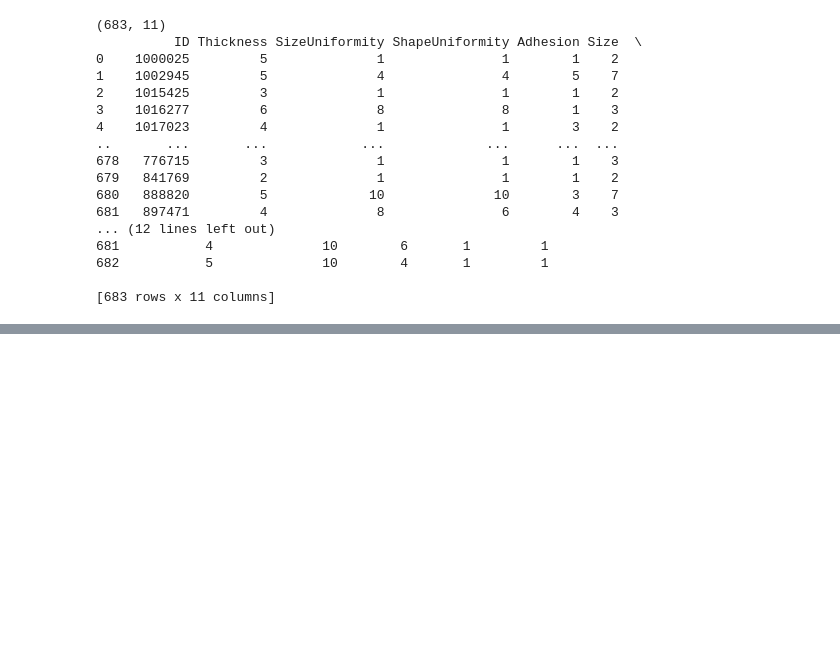
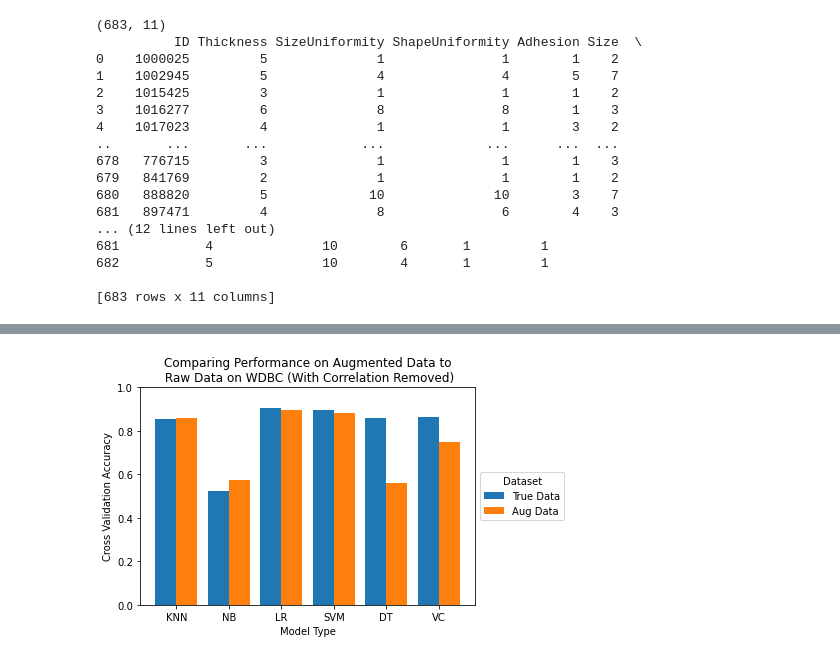
Before and after one commit to sprice134/MQP-2023, a Jupyter notebook: Code/Wole-Paper1/augmentationImbalance.ipynb, the cells around one changed output, grey strips where cells are left out. Saved outputs shown, nothing was run; the diff lists cells and outputs as text; code cells hidden in the pictures; blank space fills up the shorter version.

Commit message:
Signifigant Progress of Imbalanced and Validation

```diff
--- a/Code/Wole-Paper1/augmentationImbalance.ipynb
+++ b/Code/Wole-Paper1/augmentationImbalance.ipynb
@@ -354,0 +372,17 @@ plt.show()
+# %%
+cols = ['ID', 'Diagnosis', 'radius', 'texture', 'perimeter', 'area', 'smoothness', 'compactness', 'concavity', 'concave_points', 'symmetry', 'fractal_dimension',
+        'radius_SE', 'texture_SE', 'perimeter_SE', 'area_SE', 'smoothness_SE', 'compactness_SE', 'concavity_SE', 'concave_points_SE', 'symmetry_SE', 'fractal_dimension_SE',
+        'radius_MAX', 'texture_MAX', 'perimeter_MAX', 'area_MAX', 'smoothness_MAX', 'compactness_MAX', 'concavity_MAX', 'concave_points_MAX', 'symmetry_MAX', 'fractal_dimension_MAX']
+df = pd.read_csv('../../Wisconsin_Database/wdbc.data', header=None)
+
+df.columns = cols
+df['Diagnosis'] = df['Diagnosis'].map(
+                   {'M':True,'B':False})
+#Columns Identified by Correlation Matrix
+#When Columns were correlated, that which was most correlated with the target variable (Diagnosis)
+#Was Kept
+colsInUse = ['ID', 'Diagnosis', 'texture', 'smoothness', 'symmetry', 'fractal_dimension',
+                'radius_SE', 'texture_SE', 'smoothness_SE', 'compactness_SE', 'concavity_SE', 'concave_points_SE', 'symmetry_SE', 'fractal_dimension_SE',
+                'texture_MAX', 'perimeter_MAX', 'smoothness_MAX', 'compactness_MAX', 'concavity_MAX', 'concave_points_MAX', 'symmetry_MAX', 'fractal_dimension_MAX']
+
+df = df[colsInUse]
@@ -354,0 +512,25 @@ plt.show()
+# %%
+X = ['KNN','NB','LR','SVM', 'DT', 'VC' ]
+
+aug = [np.mean(augKnnWDBC_Stripped), np.mean(augNbWDBC_Stripped), np.mean(augLrWDBC_Stripped),
+        np.mean(augSvmWDBC_Stripped), np.mean(augDtWDBC_Stripped), np.mean(augVcWDBC_Stripped)]
+reg = [np.mean(knnWDBC_Stripped), np.mean(nbWDBC_Stripped), np.mean(lrWDBC_Stripped),
+        np.mean(svmWDBC_Stripped), np.mean(dtWDBC_Stripped), np.mean(vcWDBC_Stripped)]
+
+Ygirls = [10,20,20,40]
+Zboys = [20,30,25,30]
+
+X_axis = np.arange(len(X))
+
+plt.bar(X_axis - 0.2, reg, 0.4, label = 'True Data')
+plt.bar(X_axis + 0.2, aug, 0.4, label = 'Aug Data')
+
+plt.xticks(X_axis, X)
+plt.xlabel("Model Type")
+plt.ylabel("Cross Validation Accuracy")
+plt.ylim(0,1)
+plt.title("Comparing Performance on Augmented Data to\n Raw Data on WDBC (With Correlation Removed)")
+plt.legend(title='Dataset',loc='center left', bbox_to_anchor=(1, 0.5))
+plt.show()
+# %% [output]
+[figure, added]
```
Also changed, not shown: parts of 8 cells of this notebook, 3 other files.
